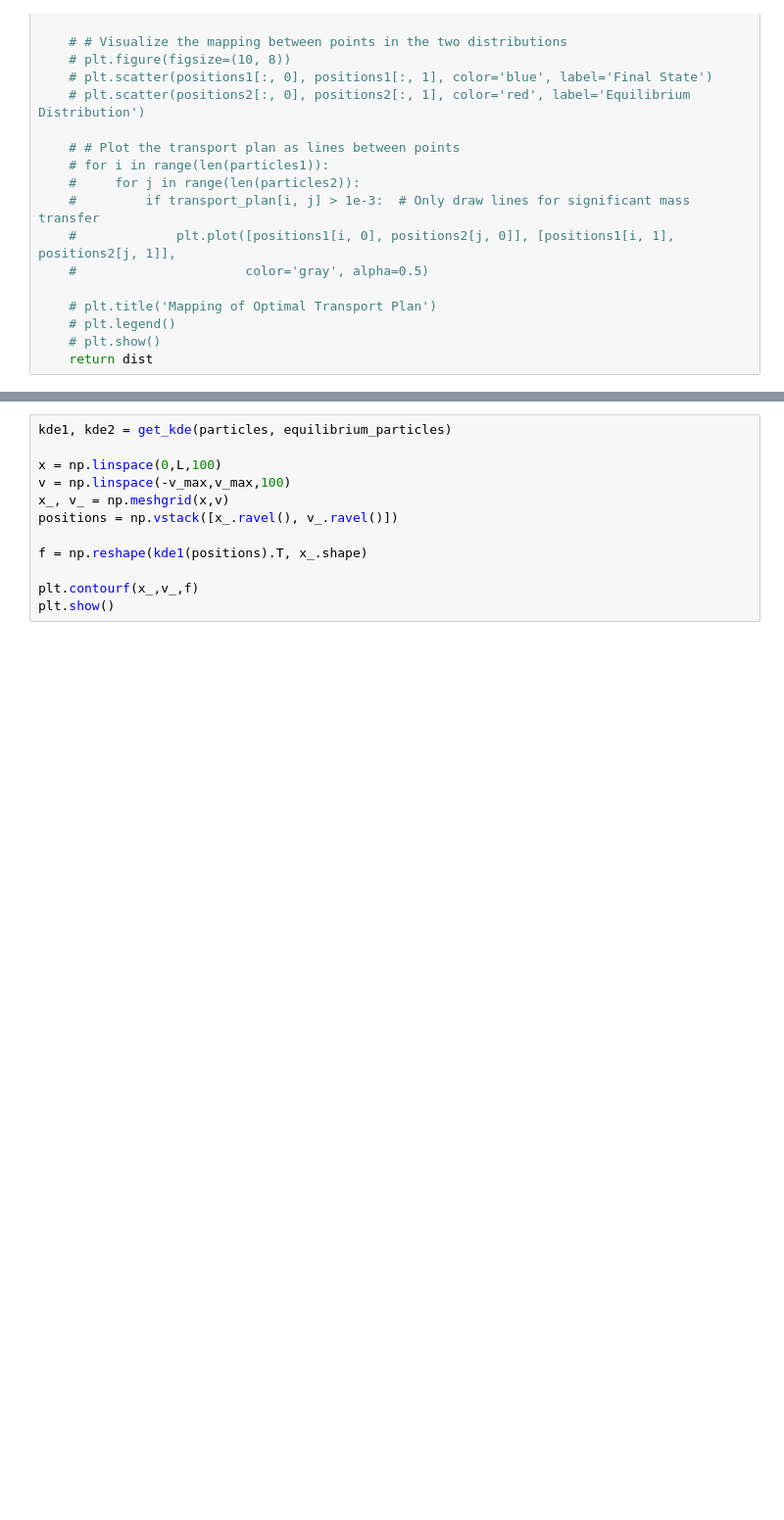
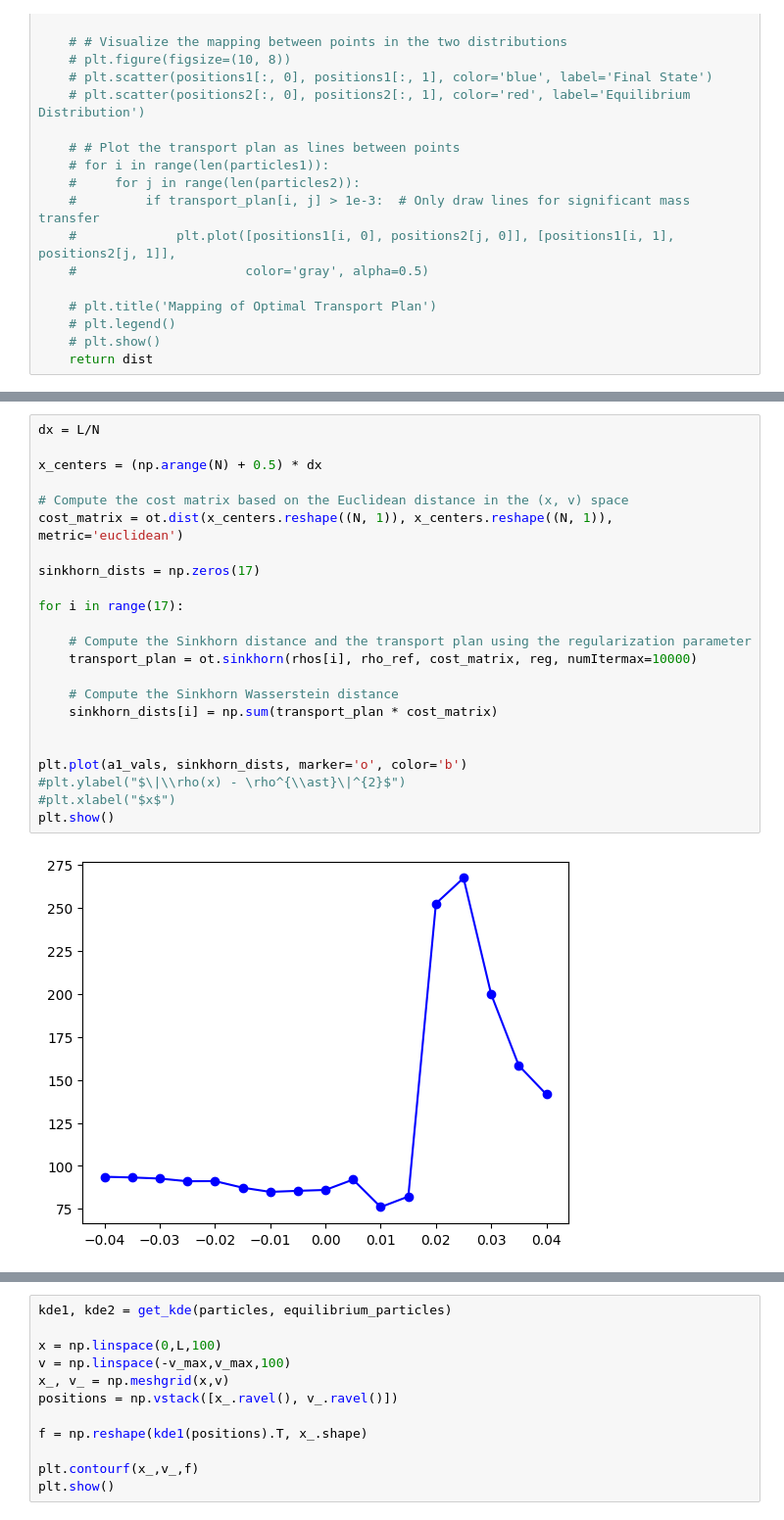
Before and after one commit to maguerrap/vlasov-poisson, a Jupyter notebook: notebooks/Two-stream-landscape.ipynb, the cells around one changed output, grey strips where cells are left out. Shown at 98% size. Cells and saved outputs as stored; diff of their text form; blank space fills up the shorter version.

```diff
--- a/notebooks/Two-stream-landscape.ipynb
+++ b/notebooks/Two-stream-landscape.ipynb
@@ -744,0 +760,25 @@ Running simulation for a1 = 0.040
+# %%
+dx = L/N
+
+x_centers = (np.arange(N) + 0.5) * dx
+
+# Compute the cost matrix based on the Euclidean distance in the (x, v) space
+cost_matrix = ot.dist(x_centers.reshape((N, 1)), x_centers.reshape((N, 1)), metric='euclidean')
+
+sinkhorn_dists = np.zeros(17)
+
+for i in range(17):
+
+    # Compute the Sinkhorn distance and the transport plan using the regularization parameter
+    transport_plan = ot.sinkhorn(rhos[i], rho_ref, cost_matrix, reg, numItermax=10000)
+
+    # Compute the Sinkhorn Wasserstein distance
+    sinkhorn_dists[i] = np.sum(transport_plan * cost_matrix)
+
+
+plt.plot(a1_vals, sinkhorn_dists, marker='o', color='b')
+#plt.ylabel("$\|\\rho(x) - \rho^{\\ast}\|^{2}$")
+#plt.xlabel("$x$")
+plt.show()
+# %% [output]
+[figure, added]
```
Also changed, not shown: parts of 5 cells of this notebook, 1 other file.
